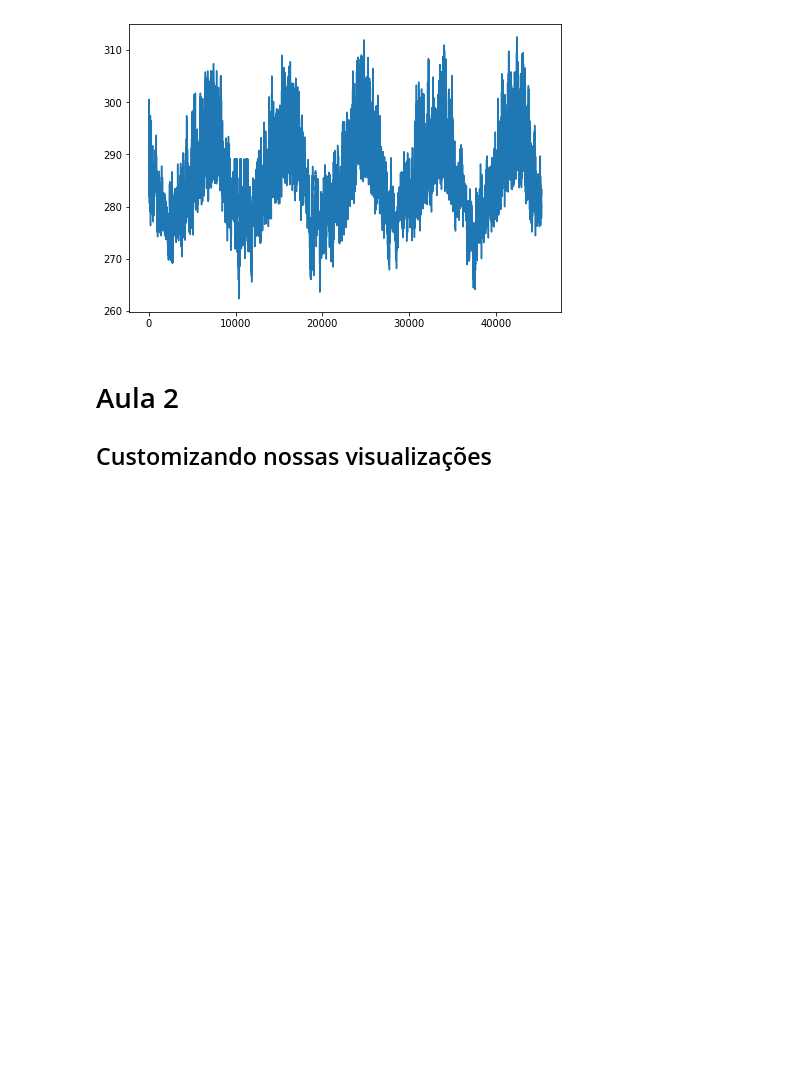
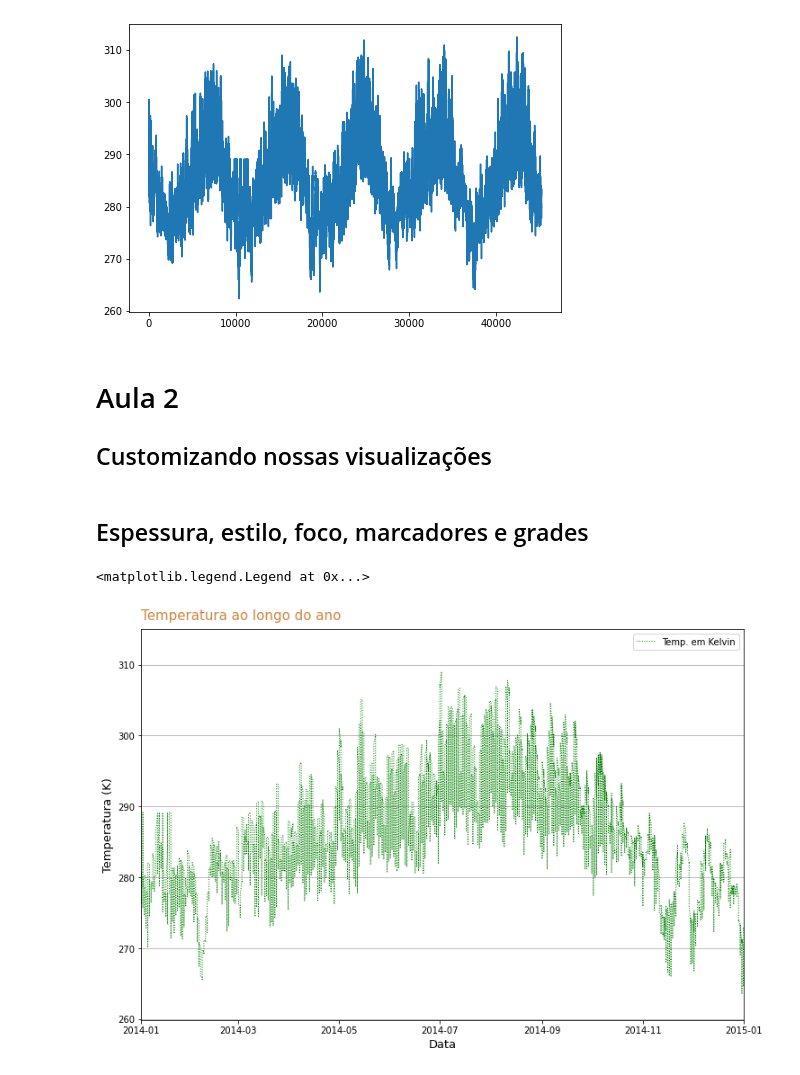
Before and after one commit to ciqueti/Matplotlib_Tecnicas, a Jupyter notebook: relatorio.ipynb, the cells around one changed output. Saved outputs shown, nothing was run; the diff lists cells and outputs as text; code cells hidden in the pictures; blank space fills up the shorter version.

Commit message:
matplot

```diff
--- a/relatorio.ipynb
+++ b/relatorio.ipynb
@@ -64,3 +66,5 @@ plt.plot(df['temperatura'])
 # %% [markdown]
 # Aula 2
 ## Customizando nossas visualizações
+# %% [markdown]
+## Espessura, estilo, foco, marcadores e grades
@@ -66,0 +73,13 @@ plt.plot(df['temperatura'])
+# %%
+fig, ax = plt.subplots(figsize=(12,8))
+ax.set_title('Temperatura ao longo do ano', loc='left', fontsize=15, y=1.01, color='peru')
+ax.set_xlabel('Data', fontsize=13)
+ax.set_ylabel('Temperatura (K)', fontsize=13)
+ax.plot(df['data'], df['temperatura'], linestyle='dotted', linewidth=1, color='g')
+ax.set_xlim(left=datetime.datetime(2014,1,1), right=datetime.datetime(2015,1,1))
+#Limitando o plot de x passando datas como argumento
+ax.grid(visible=True, axis='y')
+ax.legend(['Temp. em Kelvin'])
+# %% [output]
+<matplotlib.legend.Legend at 0x...>
+[figure, added]
```
Also changed, not shown: parts of 5 cells of this notebook.
